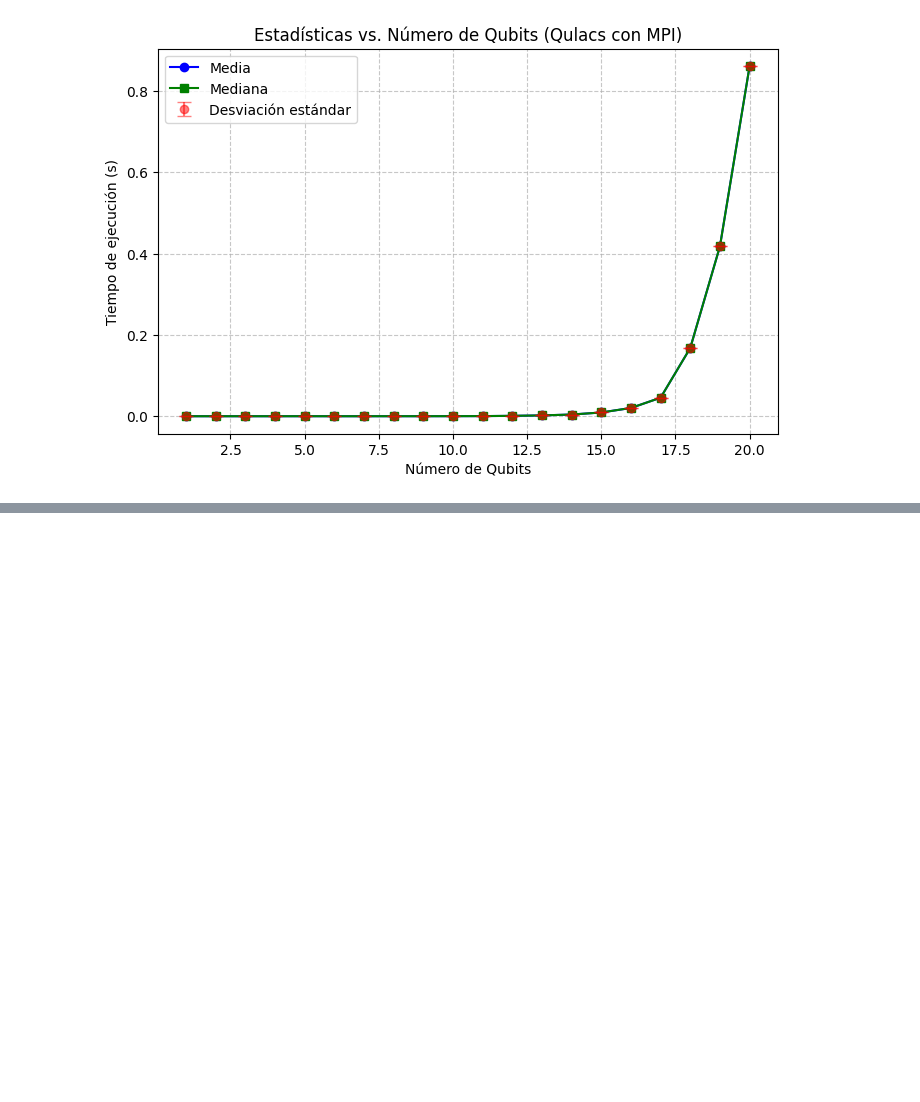
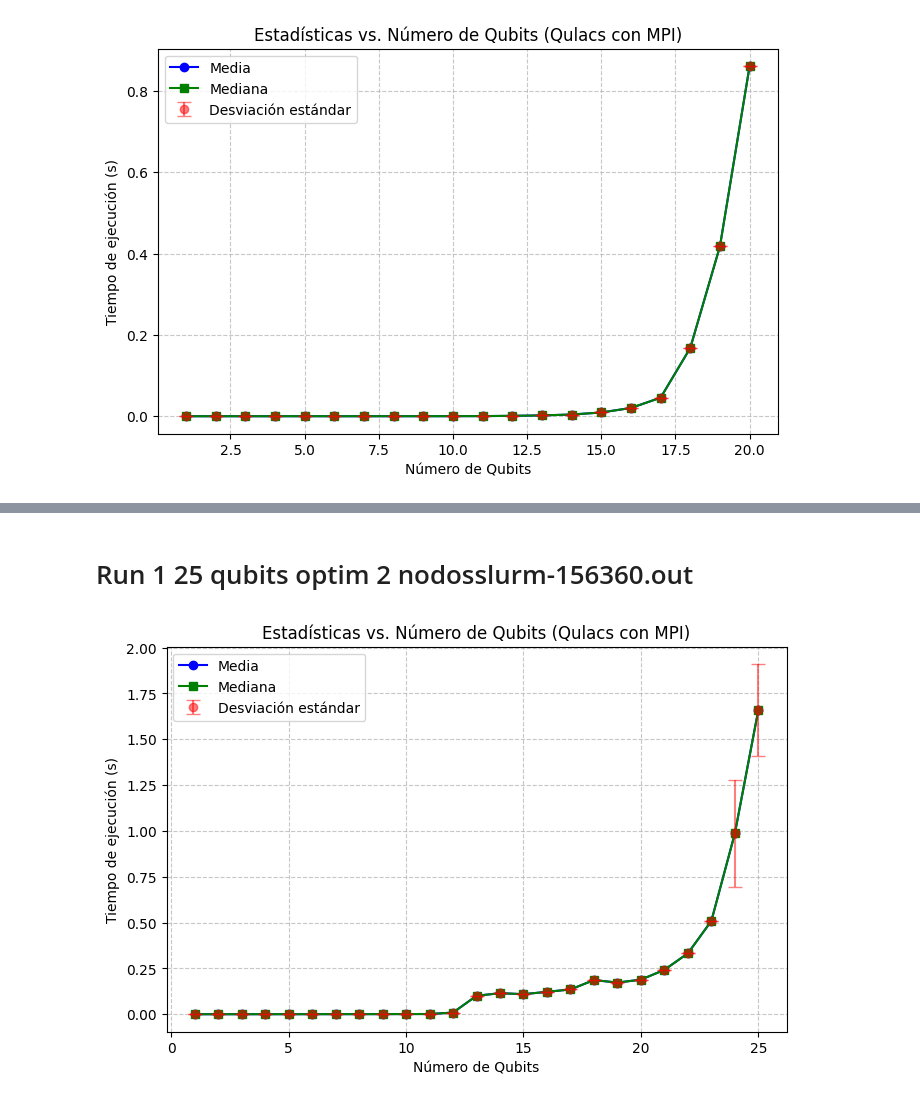
Before and after one commit to RaquelAlfonso/Practica-1-HPC, a Jupyter notebook: hpc_qlacs.ipynb, the cells around one changed output, grey strips where cells are left out. Cells and saved outputs as stored; diff of their text form; code cells hidden in the pictures; blank space fills up the shorter version.

```diff
--- a/hpc_qlacs.ipynb
+++ b/hpc_qlacs.ipynb
@@ -303,0 +388,24 @@ Desviaciones estándar: [np.float64(0.0), np.float64(0.0), np.float64(0.0), np.f
+# %% [markdown]
+# Run 1 25 qubits optim 2 nodosslurm-156360.out
+# %%
+time_statevector_mean = [3.736019134521484e-05, 7.385611534118652e-05, 0.00014078617095947266, 0.00019723176956176758, 0.000258946418762207, 0.0003289461135864258, 0.00041960477828979493, 0.000525820255279541, 0.0006457746028900146, 0.0008644402027130127, 0.0012511193752288818, 0.008983379602432251, 0.10070460438728332, 0.1148019015789032, 0.10929279923439025, 0.1221742033958435, 0.13508762717247008, 0.18640466332435607, 0.17259765267372132, 0.18866763710975648, 0.24211345314979554, 0.3322013974189758, 0.50885871052742, 0.9862230300903321, 1.6597247540950775]
+time_statevector_median = [3.736019134521484e-05, 7.385611534118652e-05, 0.00014078617095947266, 0.00019723176956176758, 0.000258946418762207, 0.0003289461135864258, 0.00041960477828979493, 0.000525820255279541, 0.0006457746028900146, 0.0008644402027130127, 0.0012511193752288818, 0.008983379602432251, 0.10070460438728332, 0.1148019015789032, 0.10929279923439025, 0.1221742033958435, 0.13508762717247008, 0.18640466332435607, 0.17259765267372132, 0.18866763710975648, 0.24211345314979554, 0.3322013974189758, 0.50885871052742, 0.9862230300903321, 1.6597247540950775]
+time_statevector_std = [6.764366844436154e-13, 1.0381029369455063e-12, 3.3963942769332787e-13, 5.528022484213579e-13, 5.044853423896711e-13, 3.6361313959787364e-11, 2.0398260858200957e-11, 8.39548874864704e-11, 1.0222080959465529e-10, 4.085123350705544e-11, 2.038127888681629e-10, 6.669761631883375e-09, 0.00024171553329992433, 0.0005954337956772804, 3.708525547096997e-07, 1.3170624271197084e-06, 1.2259275912640532e-06, 0.002379975670252321, 0.0005234935046736667, 3.0232828649445766e-07, 1.7706947836870768e-06, 3.935857918690999e-07, 0.0014647442392764277, 0.2927865302645486, 0.2494802569417665]
+
+qubits_list = list(range(1, 25+1))
+
+plt.figure(figsize=(8, 5))
+plt.plot(qubits_list, time_statevector_mean, 'o-', label='Media', color='blue')
+plt.plot(qubits_list, time_statevector_median, 's-', label='Mediana', color='green')
+plt.errorbar(qubits_list, time_statevector_mean, yerr=time_statevector_std,
+           fmt='o', capsize=5, label='Desviación estándar', color='red', alpha=0.5)
+
+plt.xlabel('Número de Qubits')
+plt.ylabel('Tiempo de ejecución (s)')
+plt.title('Estadísticas vs. Número de Qubits (Qulacs con MPI)')
+plt.legend()
+plt.grid(True, linestyle='--', alpha=0.7)
+plt.savefig('quantum_autoencoder_performance.png')
+plt.show()
+# %% [output]
+[figure, added]
```
Also changed, not shown: parts of 34 cells of this notebook.
